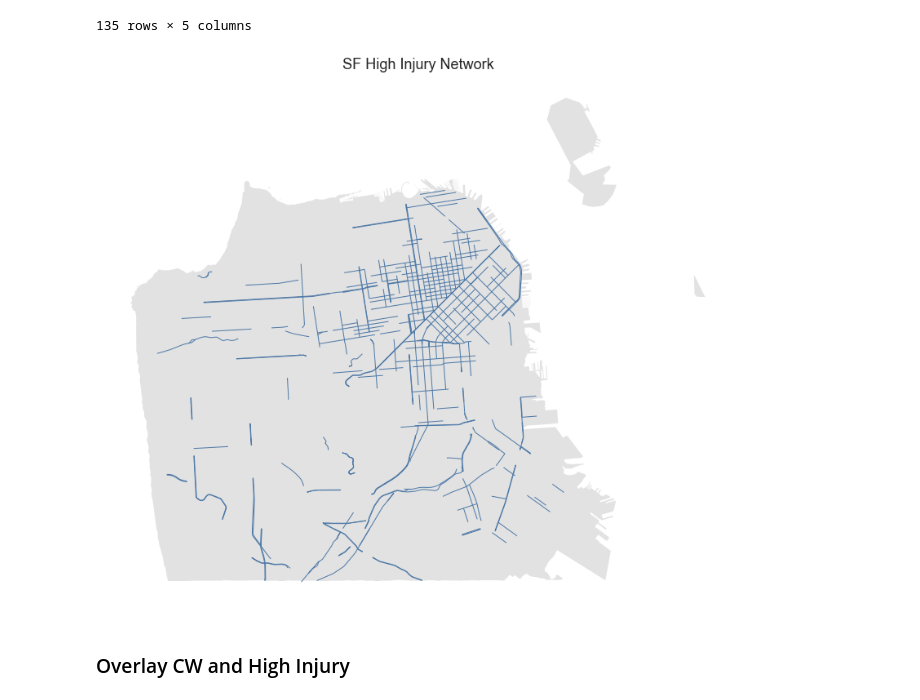
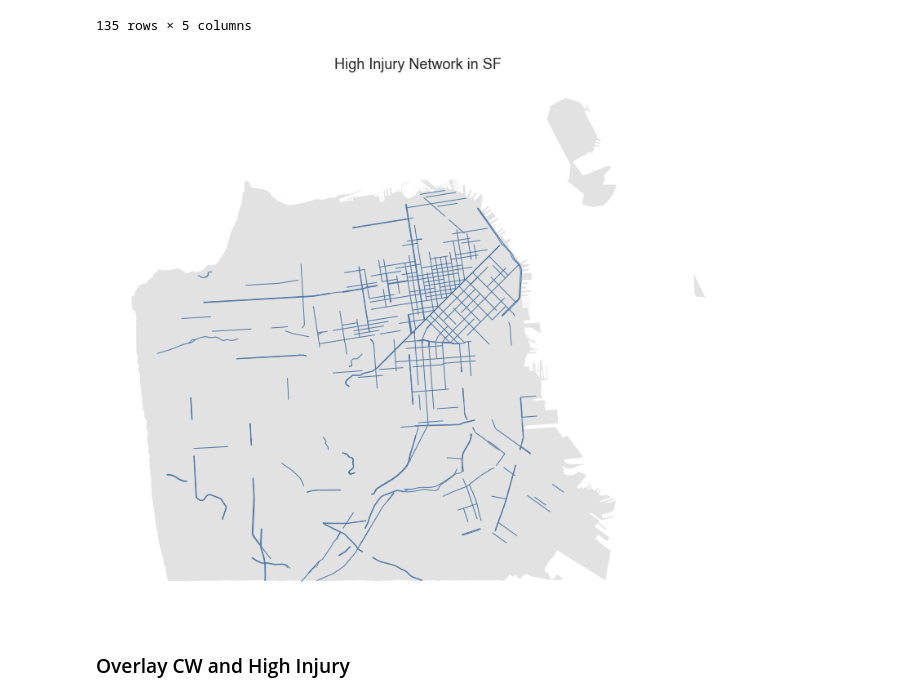
Before and after one commit to hua-mike/cp255-project, a Jupyter notebook: cp255-project-nb.ipynb, the cells around one changed output. Cells and saved outputs as stored; diff of their text form; code cells hidden in the pictures.

```diff
--- a/cp255-project-nb.ipynb
+++ b/cp255-project-nb.ipynb
@@ -337,13 +340,13 @@ injnet
 # %%
 fig, ax = plt.subplots(figsize=(18,12))
 injnet.plot(color=tab_blue,linewidth=1, legend=True, ax=ax)
 outline.plot(color=base_gray, edgecolor='none', linewidth=1, ax=ax)
-ax.set_title('SF High Injury Network')
+ax.set_title('High Injury Network in SF')
 ax.set_axis_off()
 plt.savefig("docs/images/hi-injury.png", dpi=save_dpi, bbox_inches='tight', transparent=True)
 plt.show()
 # %% [output]
-[figure, old version]
+[figure, new version]
 # %%
 # lats = []
 # lons = []
```
Also changed, not shown: parts of 3 cells of this notebook, 4 other files.
